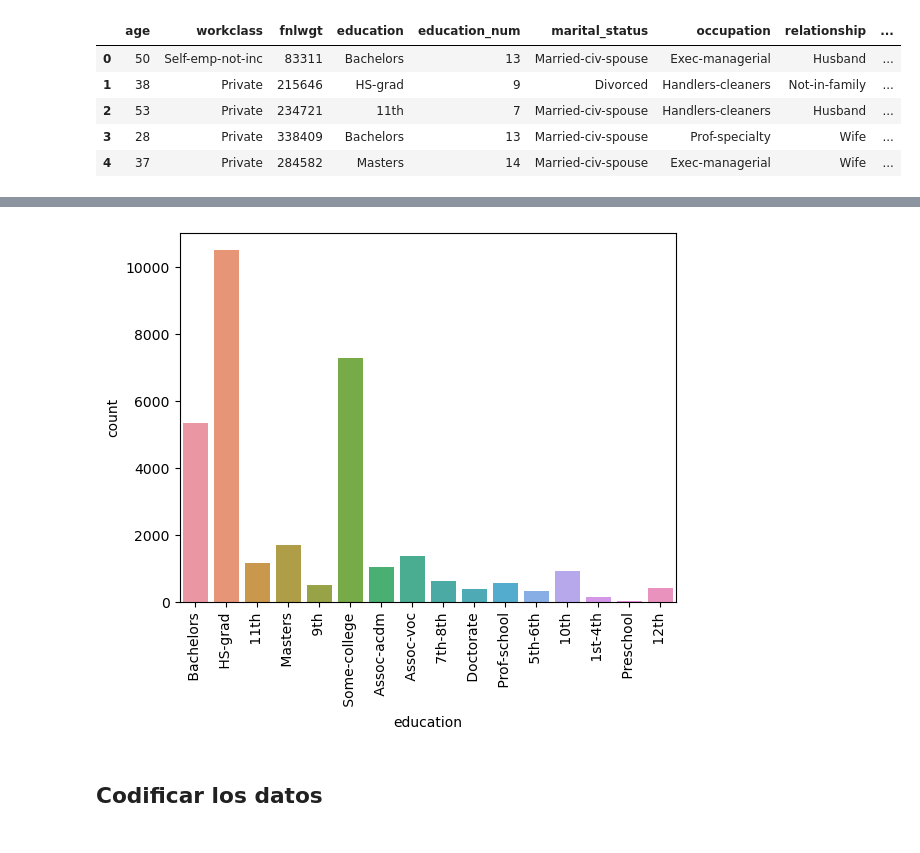
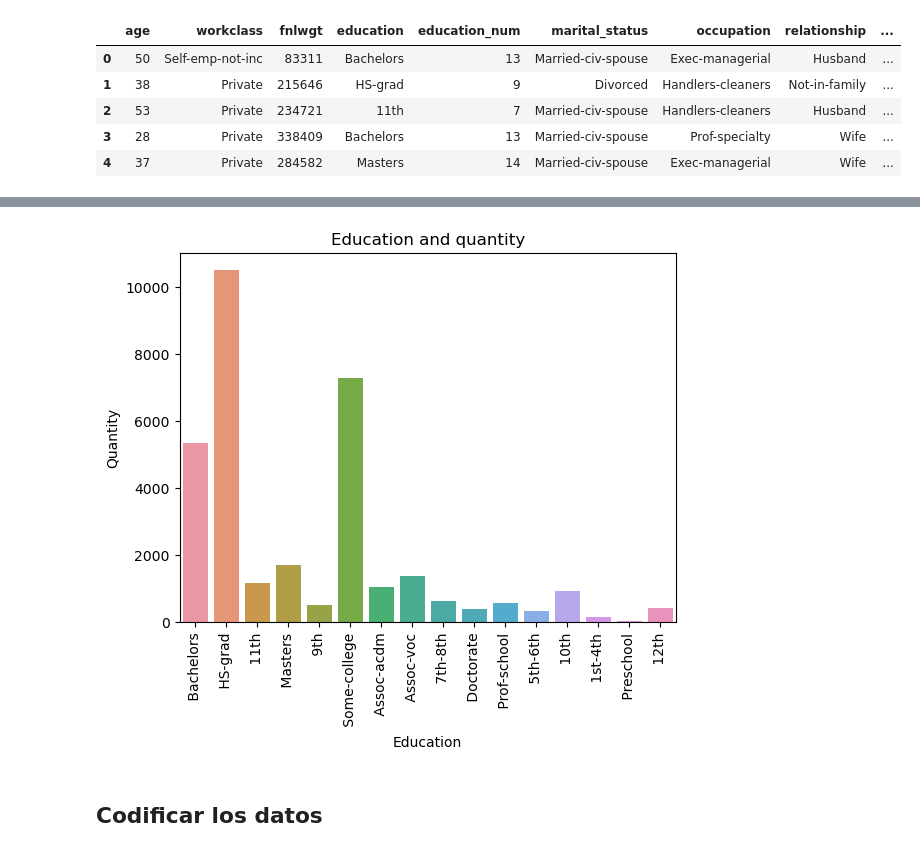
Before and after one commit to dduque81/RandomForest-DecisionTree, a Jupyter notebook: Earn50Kpredictor.ipynb, the cells around one changed output, grey strips where cells are left out. Cells and saved outputs as stored; diff of their text form; code cells hidden in the pictures.

```diff
--- a/Earn50Kpredictor.ipynb
+++ b/Earn50Kpredictor.ipynb
@@ -94,8 +108,11 @@ plt.show()
 # %%
 sns.countplot(data=df_raw, x='education')
 plt.xticks(rotation=90)
+plt.xlabel('Education')
+plt.ylabel('Quantity')
+plt.title('Education and quantity')
 plt.show()
 # %% [output]
-[figure, old version]
+[figure, new version]
 # %% [markdown]
 ## Codificar los datos
```
Also changed, not shown: parts of 14 cells of this notebook, 1 other file.
